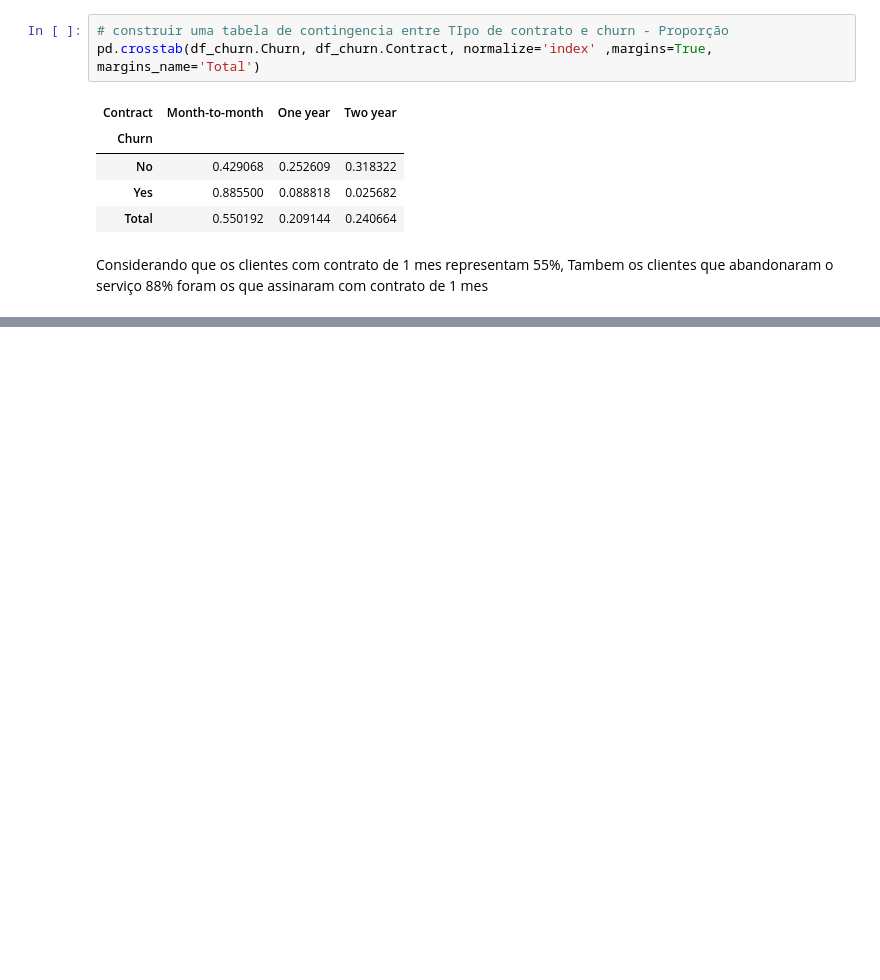
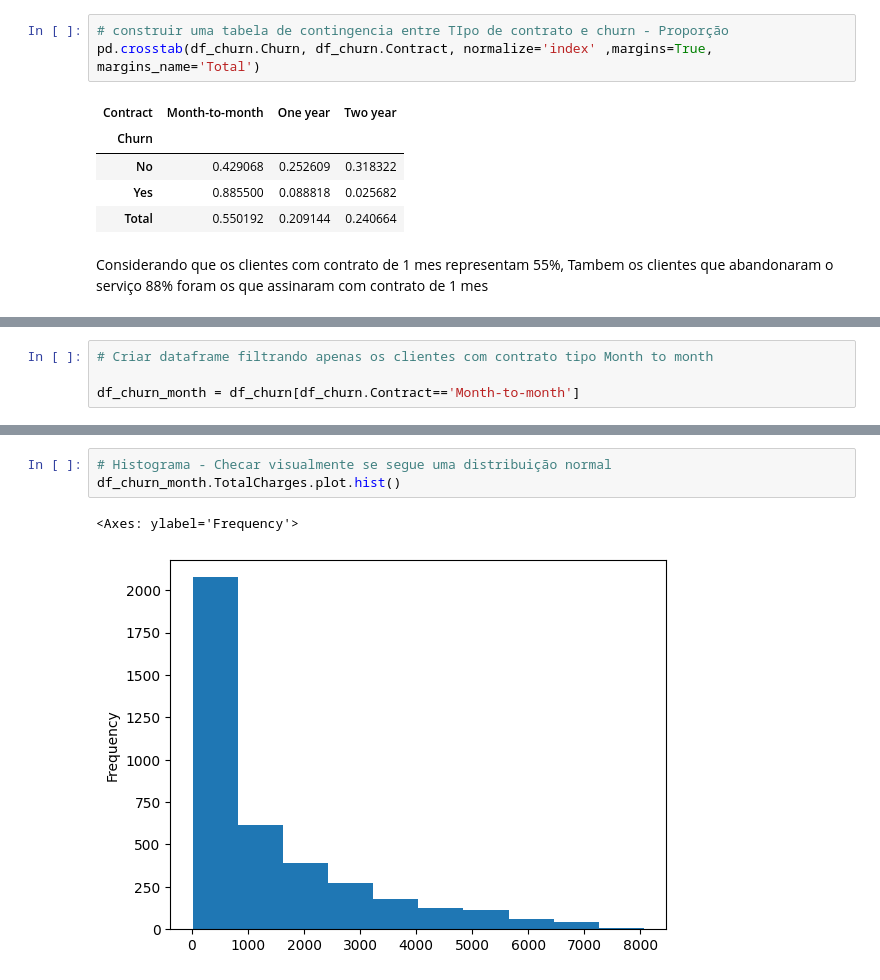
Before and after one commit to lilkirito22/exploratory_data_analysis, a Jupyter notebook: eda_churn.ipynb, the cells around one changed output, grey strips where cells are left out. Drawn from its saved outputs; the diff is of its cells as text; blank space fills up the shorter version.

```diff
--- a/eda_churn.ipynb
+++ b/eda_churn.ipynb
@@ -761,0 +946,4 @@ Considerando que os clientes com contrato de 1 mes representam 55%, Tambem os cl
+# %%
+# Criar dataframe filtrando apenas os clientes com contrato tipo Month to month
+
+df_churn_month = df_churn[df_churn.Contract=='Month-to-month']
@@ -761,0 +966,6 @@ Considerando que os clientes com contrato de 1 mes representam 55%, Tambem os cl
+# %%
+# Histograma - Checar visualmente se segue uma distribuição normal
+df_churn_month.TotalCharges.plot.hist()
+# %% [output]
+<Axes: ylabel='Frequency'>
+[figure, added]
```
Also changed, not shown: parts of 55 cells of this notebook, 3 other files.
